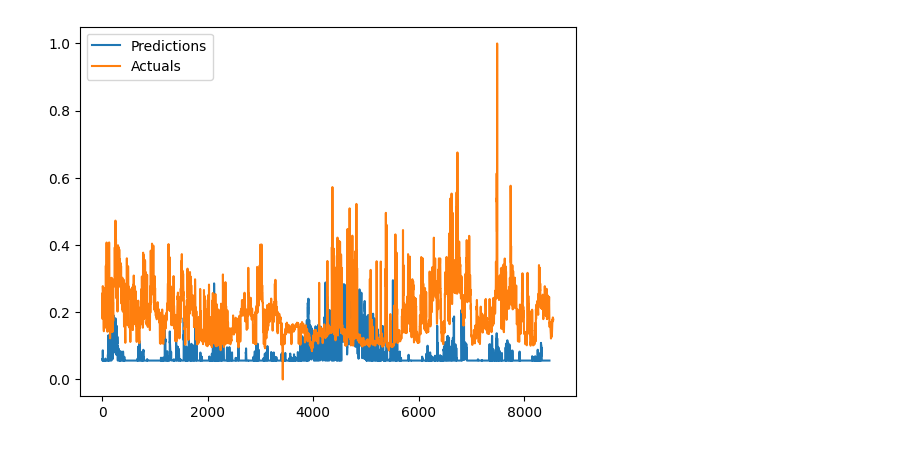
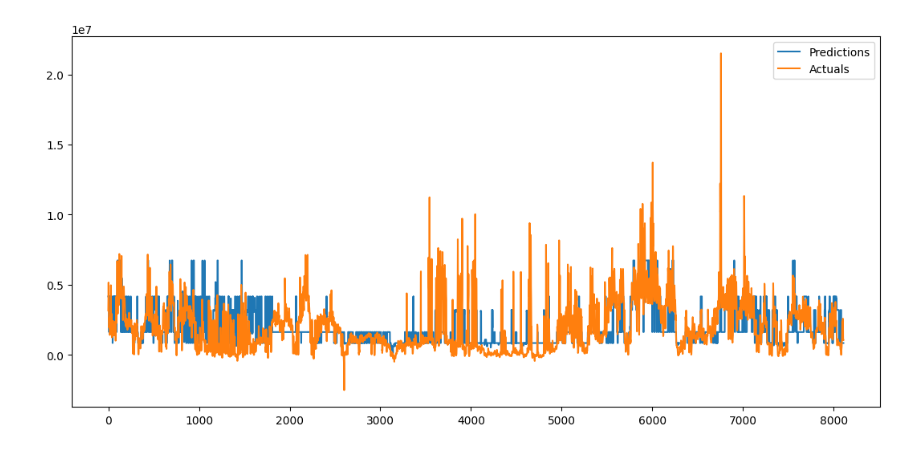
Before and after one commit to dasooni/Seq2seq-Time-series-forecasting, a Jupyter notebook: keras.ipynb, the cells around one changed output. Drawn from its saved outputs; the diff is of its cells as text; code cells hidden in the pictures.

Commit message:
keras

```diff
--- a/keras.ipynb
+++ b/keras.ipynb
@@ -23,0 +49,6 @@ dataset = dataset.dropna()
+# %%
+dataset = pd.concat([spot, cons_gwh, production_se1_mwh, production_se2_mwh,
+                                    production_se3_mwh, production_se4_mwh, temp_pen], axis=1)
+# production_consumption = production_consumption.dropna()
+
+dataset.interpolate(method='linear', limit_direction='forward', inplace=True, axis=0)
@@ -54,9 +124,14 @@ WARNING:tensorflow:From c:\Users\drami\AppData\Local\Programs\Python\Python310\l
 # %%
-model = keras.Sequential()
+import tensorflow as tf
+import keras
 
-model.add(keras.layers.LSTM(64, activation='relu', input_shape=(inputs.shape[1], inputs.shape[2])))
+model = keras.models.Sequential()
+
+model.add(keras.layers.LSTM(64, input_shape=x_train.shape[-2:]))
+model.add(keras.layers.Dense(32, activation='relu'))
 model.add(keras.layers.Dense(1))
 
-model.compile(optimizer=keras.optimizers.Adam(learning_rate=0.001), loss='mse')
+model.compile(optimizer=keras.optimizers.Adam(learning_rate=0.001), loss='mse', metrics=['mae'])
+
 model.summary()
 # %% [output]
@@ -76,9 +151,18 @@ Trainable params: 20545 (80.25 KB)
 Non-trainable params: 0 (0.00 Byte)
 _________________________________________________________________
 # %%
-callback = keras.callbacks.EarlyStopping(monitor='val_loss', min_delta=10, patience=5)
+callback = keras.callbacks.EarlyStopping(monitor='val_loss', min_delta=0, patience=5)
+
+epochs = 15
+batch_size = 16
 
 log = model.fit(
-    train, epochs=100, validation_data=test, callbacks=[callback]
+    x_train, y_train, epochs=epochs, batch_size= 16, validation_data= (x_val, y_val),  callbacks=[callback]
 )
+
+plt.plot(log.history['loss'])
+plt.title("Model Loss")
+plt.xlabel('Epochs')
+plt.ylabel('Loss')
+plt.legend(['Train'])
 # %% [output]
@@ -99,9 +188,10 @@ Epoch 6/100
 # %%
 import matplotlib.pyplot as plt
 
-predictions = targetScaler.inverse_transform(model.predict(test)
+predictions = targetScaler.inverse_transform(model.predict(x_test))
 actuals = targetScaler.inverse_transform(y_test)
 
+plt.figure(figsize=(13, 6))
 plt.plot(predictions, label='Predictions')
 plt.plot(actuals, label='Actuals')
 plt.legend()
@@ -111,4 +201,4 @@ plt.show()
-[figure, old version]
+[figure, new version]
 # %%
 mae = tf.keras.losses.MeanAbsoluteError()
 mae(actuals, predictions).numpy()
```
Also changed, not shown: parts of 12 cells of this notebook, 43 other files.
